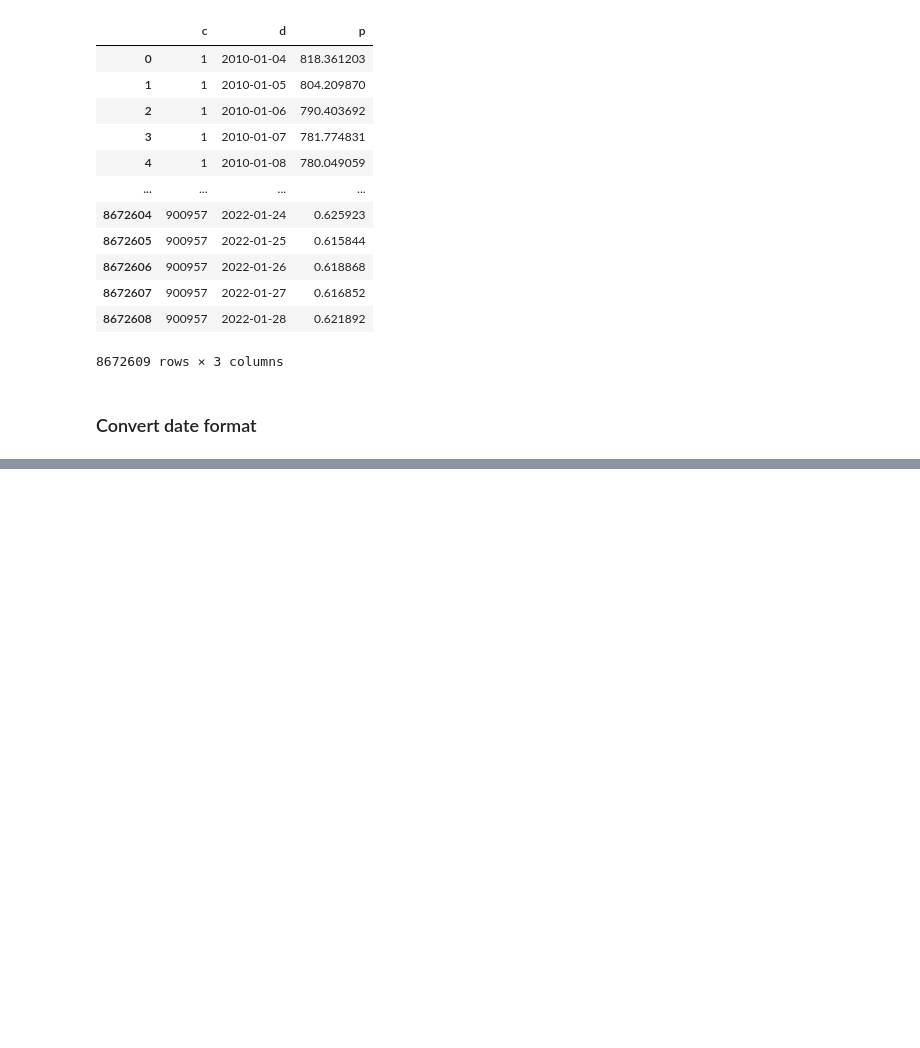
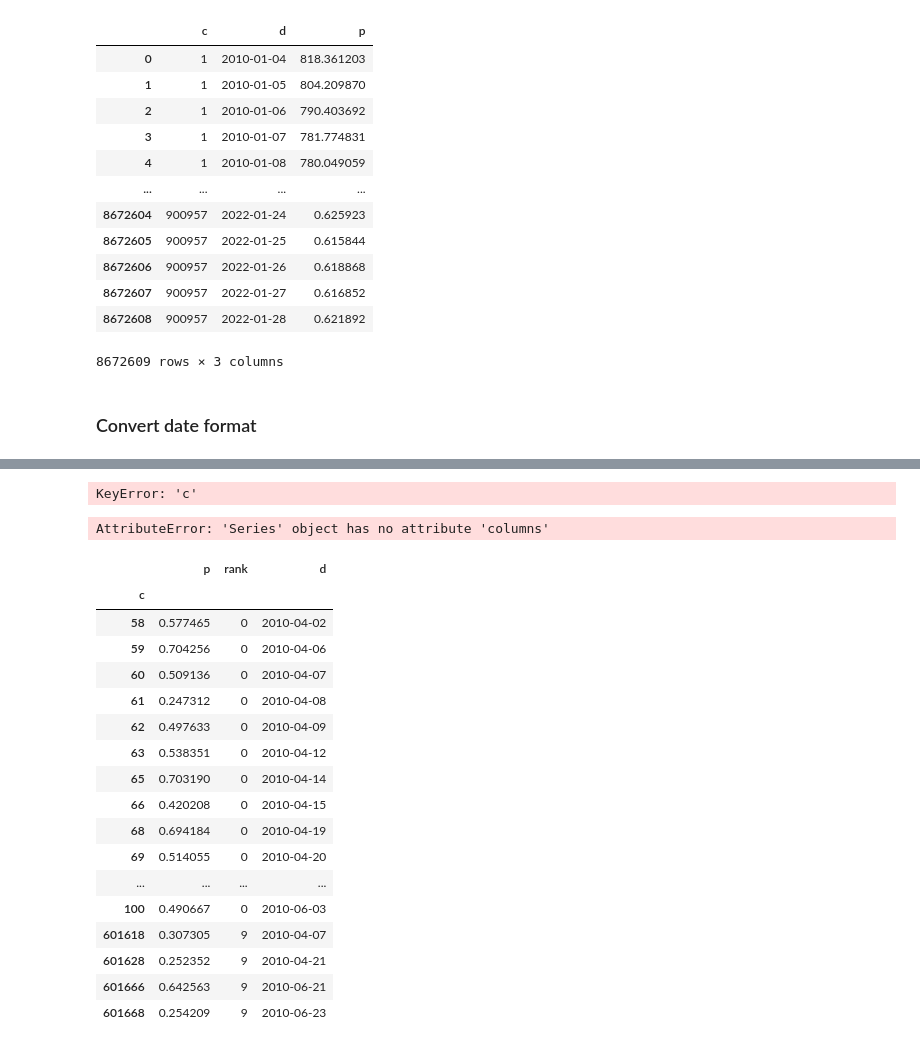
Before and after one commit to tanyanbo/academicwriting, a Jupyter notebook: academicwriting.ipynb, the cells around one changed output, grey strips where cells are left out. Saved outputs shown, nothing was run; the diff lists cells and outputs as text; code cells hidden in the pictures; blank space fills up the shorter version.

```diff
--- a/academicwriting.ipynb
+++ b/academicwriting.ipynb
@@ -117,0 +69,4 @@ Name: p, Length: 1864, dtype: float64
+# %%
+df1q10 = df[df['d'] <= pd.to_datetime('2010-3-31', format='%Y-%m-%d')]
+df2q10 = df[(df['d'] <= pd.to_datetime('2010-6-30', format='%Y-%m-%d')) & (df['d'] >= pd.to_datetime('2010-4-1', format='%Y-%m-%d'))]
+df2q10[df2q10['c']==2166]
@@ -117,0 +167,31 @@ Name: p, Length: 1864, dtype: float64
+# %%
+df_new.join(calcRisePercent(df2q10).rename('resultRisePercent', inplace=True), on='c', how='inner').groupby('rank').mean()
+# %% [output]
+KeyError: 'c'
+# %%
+calcRisePercent(df2q10)
+# %% [output]
+AttributeError: 'Series' object has no attribute 'columns'
+# %%
+df_temp = pd.DataFrame(calcRisePercent(df2q10))
+df_result = df_temp.join(df2q10[['rank', 'd']], on='c', how='inner')
+df_result
+# %% [output]
+|  | p | rank | d |
+| c |  |  |  |
+| 58 | 0.577465 | 0 | 2010-04-02 |
+| 59 | 0.704256 | 0 | 2010-04-06 |
+| 60 | 0.509136 | 0 | 2010-04-07 |
+| 61 | 0.247312 | 0 | 2010-04-08 |
+| 62 | 0.497633 | 0 | 2010-04-09 |
+| 63 | 0.538351 | 0 | 2010-04-12 |
+| 65 | 0.703190 | 0 | 2010-04-14 |
+| 66 | 0.420208 | 0 | 2010-04-15 |
+| 68 | 0.694184 | 0 | 2010-04-19 |
+| 69 | 0.514055 | 0 | 2010-04-20 |
+| ... | ... | ... | ... |
+| 100 | 0.490667 | 0 | 2010-06-03 |
+| 601618 | 0.307305 | 9 | 2010-04-07 |
+| 601628 | 0.252352 | 9 | 2010-04-21 |
+| 601666 | 0.642563 | 9 | 2010-06-21 |
+| 601668 | 0.254209 | 9 | 2010-06-23 |
```
Also changed, not shown: parts of 10 cells of this notebook.
